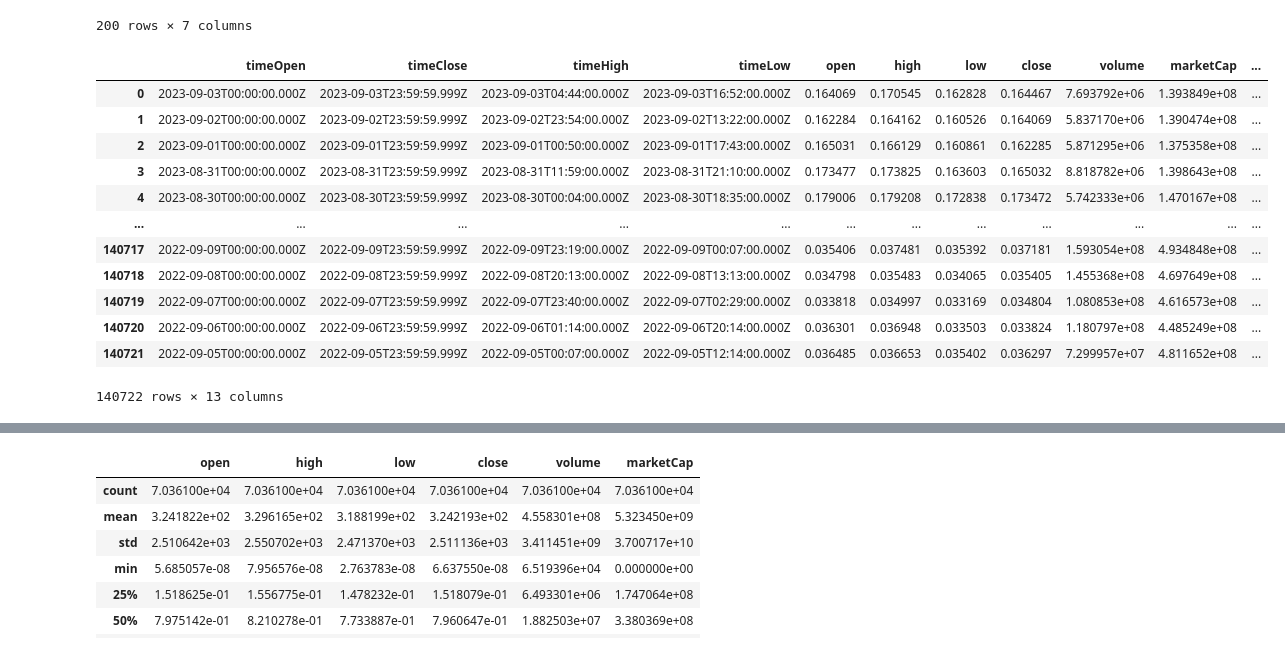
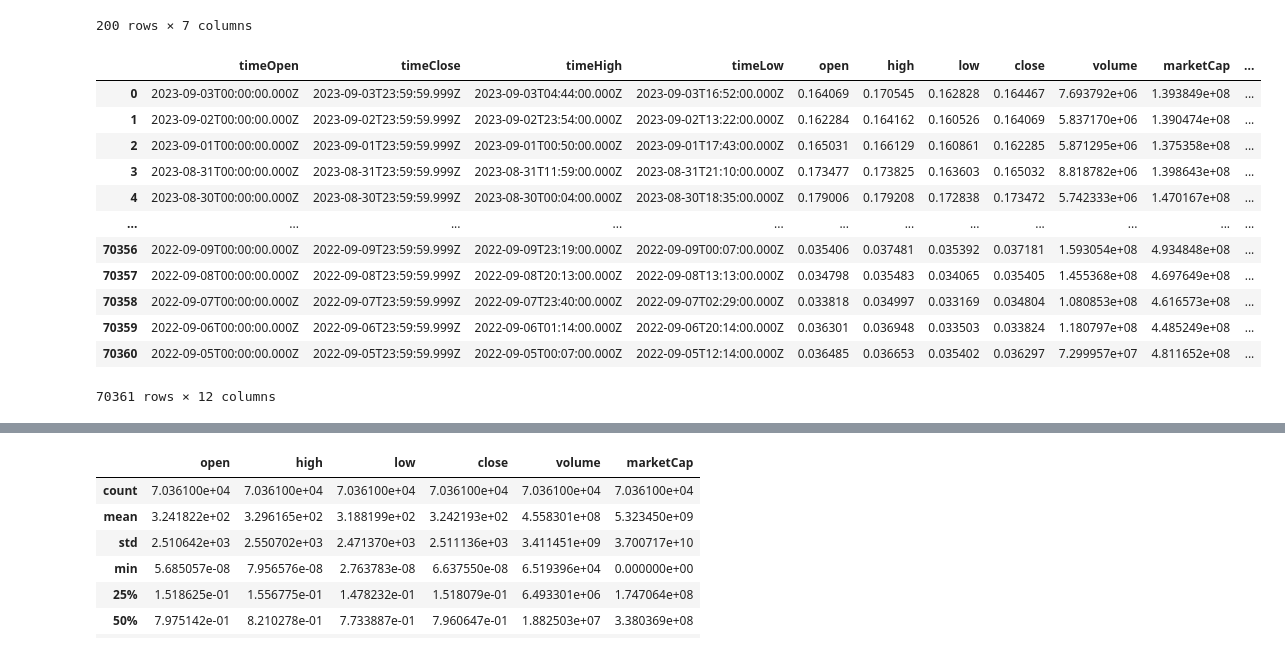
Before and after one commit to sixth-group/coin_market_cap_database, a Jupyter notebook: data_preprocessing.ipynb, the cells around one changed output, grey strips where cells are left out. Cells and saved outputs as stored; diff of their text form; code cells hidden in the pictures.

Commit message:
- removing full_data.csv first of the code

```diff
--- a/data_preprocessing.ipynb
+++ b/data_preprocessing.ipynb
@@ -63,32 +63,40 @@ currency_df
 200 rows × 7 columns
 # %%
 # Get CSV files list from a folder
+# Check if the file exists
+if os.path.exists("year_details_update/full_data.csv"):
+    # Delete the file
+    os.remove("year_details_update/full_data.csv")
+
+if os.path.exists("year_details/full_data.csv"):
+    # Delete the file
+    os.remove("year_details/full_data.csv")
 
 path = 'year_details_update'
 csv_files = glob.glob(path + "/*.csv")
 
 # Read each CSV file into DataFrame and create a list of dataframes
 
 df_list = (pd.read_csv(file, sep=';') for file in csv_files)
 
 # Concatenate all DataFrames
 year_df   = pd.concat(df_list, ignore_index=True)
 
 year_df
 # %% [output]
 |  | timeOpen | timeClose | timeHigh | timeLow | open | high | low | close | volume | marketCap | ... |
 | 0 | 2023-09-03T00:00:00.000Z | 2023-09-03T23:59:59.999Z | 2023-09-03T04:44:00.000Z | 2023-09-03T16:52:00.000Z | 0.164069 | 0.170545 | 0.162828 | 0.164467 | 7.693792e+06 | 1.393849e+08 | ... |
 | 1 | 2023-09-02T00:00:00.000Z | 2023-09-02T23:59:59.999Z | 2023-09-02T23:54:00.000Z | 2023-09-02T13:22:00.000Z | 0.162284 | 0.164162 | 0.160526 | 0.164069 | 5.837170e+06 | 1.390474e+08 | ... |
 | 2 | 2023-09-01T00:00:00.000Z | 2023-09-01T23:59:59.999Z | 2023-09-01T00:50:00.000Z | 2023-09-01T17:43:00.000Z | 0.165031 | 0.166129 | 0.160861 | 0.162285 | 5.871295e+06 | 1.375358e+08 | ... |
 | 3 | 2023-08-31T00:00:00.000Z | 2023-08-31T23:59:59.999Z | 2023-08-31T11:59:00.000Z | 2023-08-31T21:10:00.000Z | 0.173477 | 0.173825 | 0.163603 | 0.165032 | 8.818782e+06 | 1.398643e+08 | ... |
 | 4 | 2023-08-30T00:00:00.000Z | 2023-08-30T23:59:59.999Z | 2023-08-30T00:04:00.000Z | 2023-08-30T18:35:00.000Z | 0.179006 | 0.179208 | 0.172838 | 0.173472 | 5.742333e+06 | 1.470167e+08 | ... |
 | ... | ... | ... | ... | ... | ... | ... | ... | ... | ... | ... | ... |
-| 140717 | 2022-09-09T00:00:00.000Z | 2022-09-09T23:59:59.999Z | 2022-09-09T23:19:00.000Z | 2022-09-09T00:07:00.000Z | 0.035406 | 0.037481 | 0.035392 | 0.037181 | 1.593054e+08 | 4.934848e+08 | ... |
-| 140718 | 2022-09-08T00:00:00.000Z | 2022-09-08T23:59:59.999Z | 2022-09-08T20:13:00.000Z | 2022-09-08T13:13:00.000Z | 0.034798 | 0.035483 | 0.034065 | 0.035405 | 1.455368e+08 | 4.697649e+08 | ... |
-| 140719 | 2022-09-07T00:00:00.000Z | 2022-09-07T23:59:59.999Z | 2022-09-07T23:40:00.000Z | 2022-09-07T02:29:00.000Z | 0.033818 | 0.034997 | 0.033169 | 0.034804 | 1.080853e+08 | 4.616573e+08 | ... |
-| 140720 | 2022-09-06T00:00:00.000Z | 2022-09-06T23:59:59.999Z | 2022-09-06T01:14:00.000Z | 2022-09-06T20:14:00.000Z | 0.036301 | 0.036948 | 0.033503 | 0.033824 | 1.180797e+08 | 4.485249e+08 | ... |
-| 140721 | 2022-09-05T00:00:00.000Z | 2022-09-05T23:59:59.999Z | 2022-09-05T00:07:00.000Z | 2022-09-05T12:14:00.000Z | 0.036485 | 0.036653 | 0.035402 | 0.036297 | 7.299957e+07 | 4.811652e+08 | ... |
+| 70356 | 2022-09-09T00:00:00.000Z | 2022-09-09T23:59:59.999Z | 2022-09-09T23:19:00.000Z | 2022-09-09T00:07:00.000Z | 0.035406 | 0.037481 | 0.035392 | 0.037181 | 1.593054e+08 | 4.934848e+08 | ... |
+| 70357 | 2022-09-08T00:00:00.000Z | 2022-09-08T23:59:59.999Z | 2022-09-08T20:13:00.000Z | 2022-09-08T13:13:00.000Z | 0.034798 | 0.035483 | 0.034065 | 0.035405 | 1.455368e+08 | 4.697649e+08 | ... |
+| 70358 | 2022-09-07T00:00:00.000Z | 2022-09-07T23:59:59.999Z | 2022-09-07T23:40:00.000Z | 2022-09-07T02:29:00.000Z | 0.033818 | 0.034997 | 0.033169 | 0.034804 | 1.080853e+08 | 4.616573e+08 | ... |
+| 70359 | 2022-09-06T00:00:00.000Z | 2022-09-06T23:59:59.999Z | 2022-09-06T01:14:00.000Z | 2022-09-06T20:14:00.000Z | 0.036301 | 0.036948 | 0.033503 | 0.033824 | 1.180797e+08 | 4.485249e+08 | ... |
+| 70360 | 2022-09-05T00:00:00.000Z | 2022-09-05T23:59:59.999Z | 2022-09-05T00:07:00.000Z | 2022-09-05T12:14:00.000Z | 0.036485 | 0.036653 | 0.035402 | 0.036297 | 7.299957e+07 | 4.811652e+08 | ... |
-140722 rows × 13 columns
+70361 rows × 12 columns
 # %%
 
 len(year_df['Name'].unique())
```
Also changed, not shown: parts of 6 cells of this notebook.
